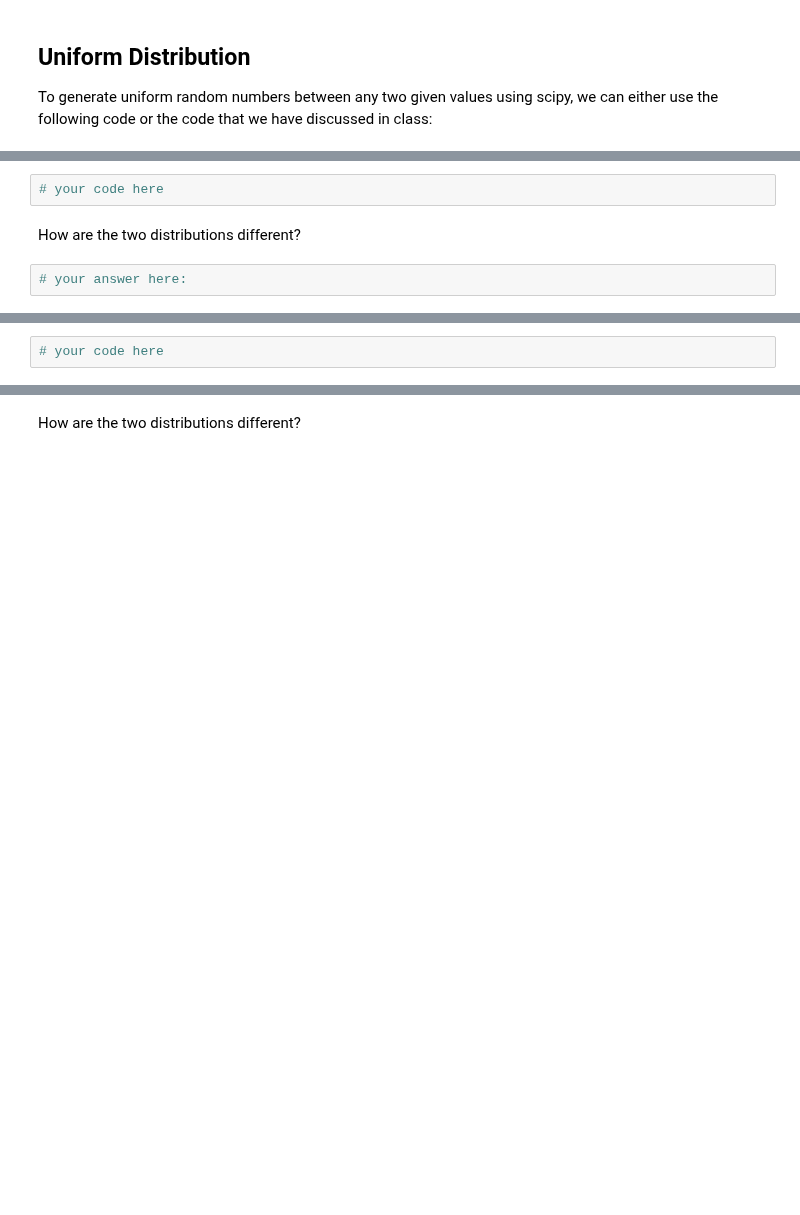
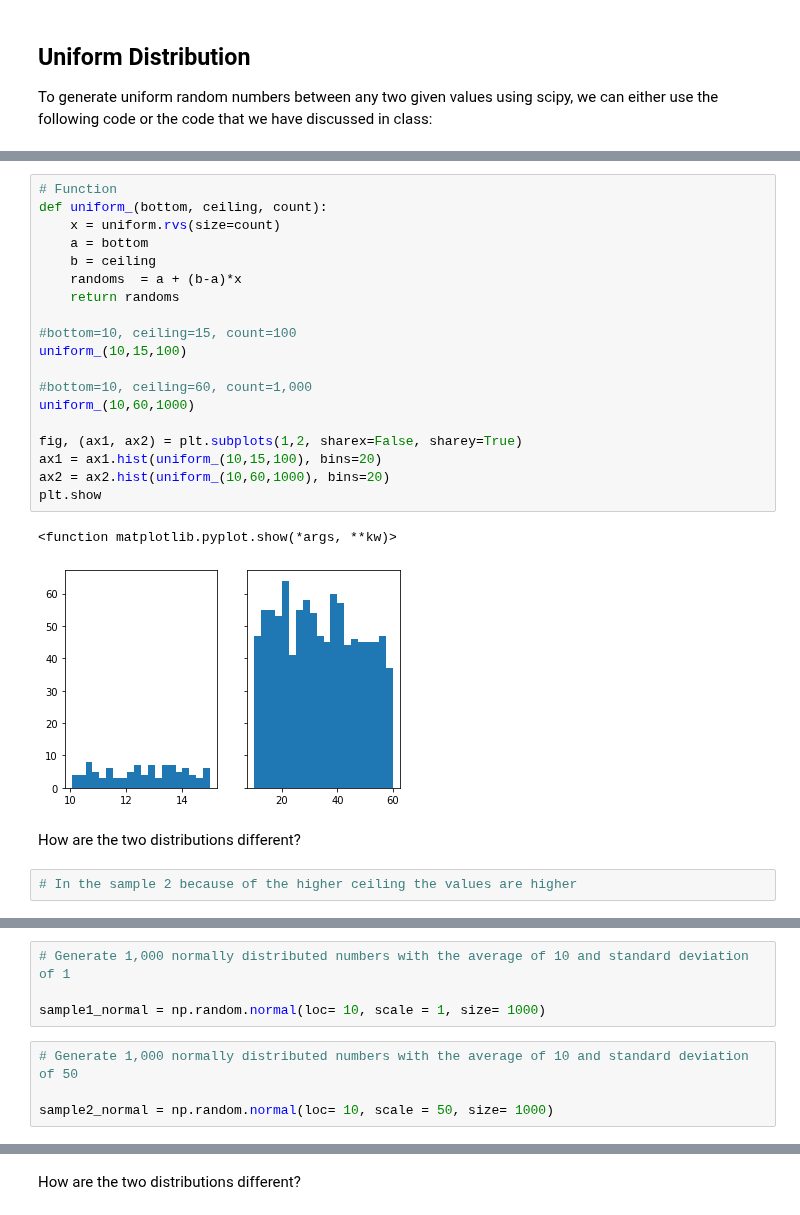
Before and after one commit to ta-data-lis/lab-probability-distributions, a Jupyter notebook: your-code/continuous.ipynb, the cells around one changed output, grey strips where cells are left out. Drawn from its saved outputs; the diff is of its cells as text; blank space fills up the shorter version.

```diff
--- a/your-code/continuous.ipynb
+++ b/your-code/continuous.ipynb
@@ -42,12 +54,32 @@ print(randoms)
 Your output should look like below:
 
 ![uniform distribution](ud.png)
-# %%
-# your code here
+# %%
+# Function
+def uniform_(bottom, ceiling, count):
+    x = uniform.rvs(size=count)
+    a = bottom
+    b = ceiling
+    randoms  = a + (b-a)*x
+    return randoms
+
+#bottom=10, ceiling=15, count=100
+uniform_(10,15,100)
+
+#bottom=10, ceiling=60, count=1,000
+uniform_(10,60,1000)
+
+fig, (ax1, ax2) = plt.subplots(1,2, sharex=False, sharey=True)
+ax1 = ax1.hist(uniform_(10,15,100), bins=20)
+ax2 = ax2.hist(uniform_(10,60,1000), bins=20)
+plt.show
+# %% [output]
+<function matplotlib.pyplot.show(*args, **kw)>
+[figure, added]
 # %% [markdown]
 How are the two distributions different?
-# %%
-# your answer here:
+# %%
+# In the sample 2 because of the higher ceiling the values are higher
 # %% [markdown]
 ## Normal Distribution
 
@@ -59,5 +91,11 @@ How are the two distributions different?
 Expected output:
 
 ![normal distribution](nd.png)
-# %%
-# your code here
+# %%
+# Generate 1,000 normally distributed numbers with the average of 10 and standard deviation of 1
+
+sample1_normal = np.random.normal(loc= 10, scale = 1, size= 1000)
+# %%
+# Generate 1,000 normally distributed numbers with the average of 10 and standard deviation of 50
+
+sample2_normal = np.random.normal(loc= 10, scale = 50, size= 1000)
```
Also changed, not shown: parts of 24 cells of this notebook, 1 other file.
